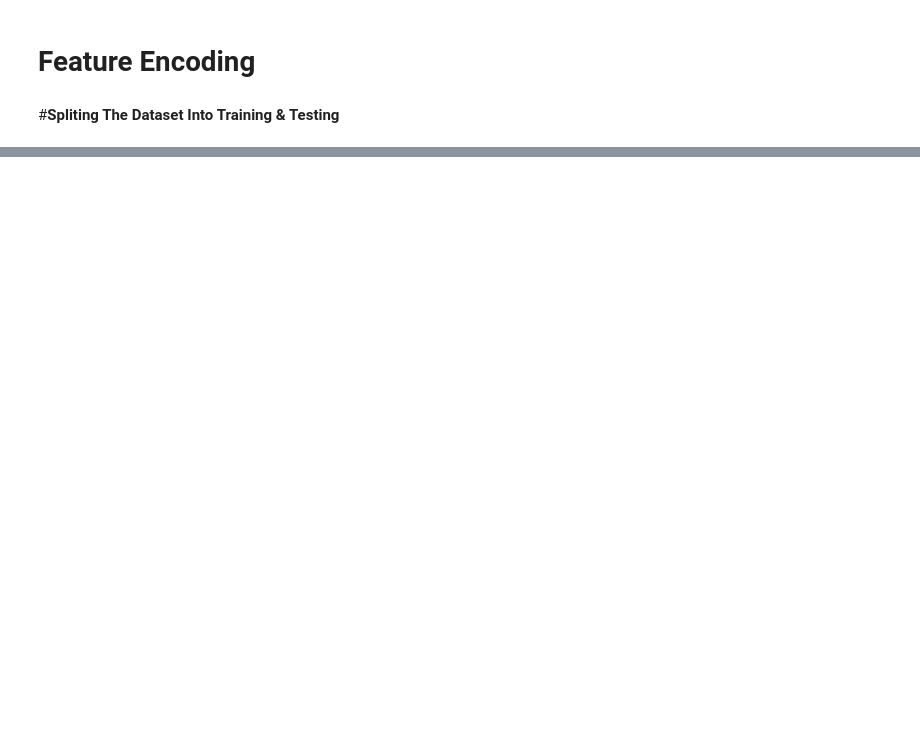
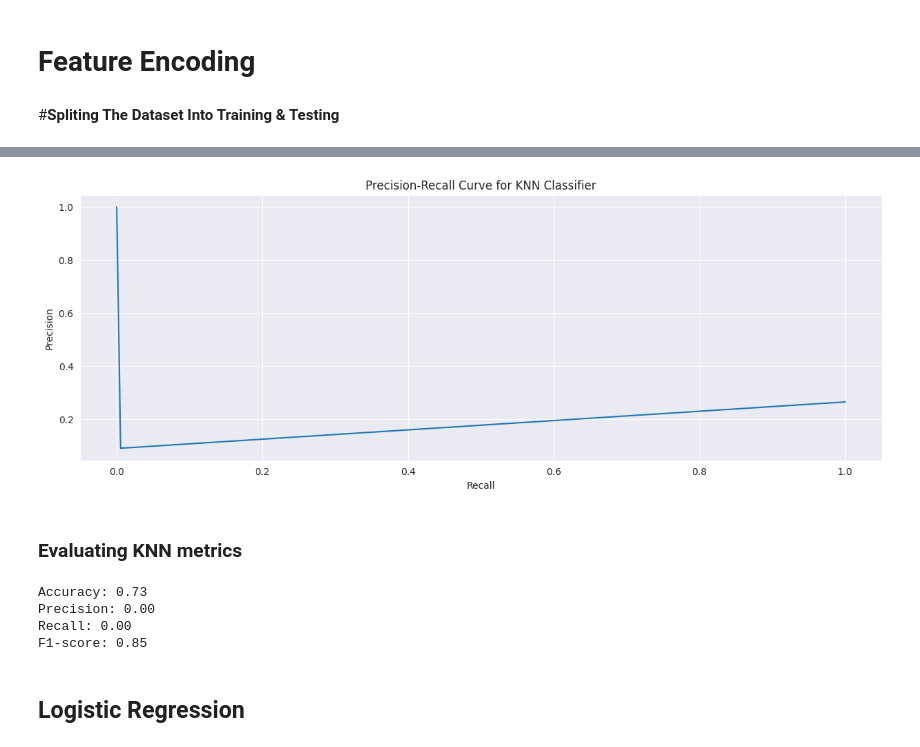
Before and after one commit to AlphaLock/Classification-Project-Predicting-Customer-Churn, a Jupyter notebook: Customer_Churn.ipynb, the cells around one changed output, grey strips where cells are left out. Drawn from its saved outputs; the diff is of its cells as text; code cells hidden in the pictures; blank space fills up the shorter version.

```diff
--- a/Customer_Churn.ipynb
+++ b/Customer_Churn.ipynb
@@ -667,0 +925,45 @@ print(x_eval.shape, y_eval.shape)
+# %%
+plt.figure(figsize=(15, 5))
+# Get the predicted probabilities for the positive class
+y_pred_prob = knn.predict_proba(x_eval)[:, 1]
+
+# Calculate precision-recall curve
+precision, recall, thresholds = precision_recall_curve(y_eval, y_pred_prob, pos_label='Yes')
+
+# Plot precision-recall curve
+plt.plot(recall, precision)
+plt.xlabel('Recall')
+plt.ylabel('Precision')
+plt.title('Precision-Recall Curve for KNN Classifier')
+plt.show()
+# %% [output]
+[figure, added]
+# %% [markdown]
+### Evaluating KNN metrics
+# %%
+
+# Calculate the accuracy score
+accuracy = accuracy_score(y_eval, y_pred)
+
+# Calculate the precision score
+precision = precision_score(y_eval, y_pred, pos_label='Yes')
+
+# Calculate the recall score
+recall = recall_score(y_eval, y_pred, pos_label='Yes')
+
+# Calculate the F1-score
+f1 = f1_score(y_eval, y_pred, pos_label='No')
+
+
+# Print the evaluation metrics
+print("Accuracy: {:.2f}".format(accuracy))
+print("Precision: {:.2f}".format(precision))
+print("Recall: {:.2f}".format(recall))
+print("F1-score: {:.2f}".format(f1))
+# %% [output]
+Accuracy: 0.73
+Precision: 0.00
+Recall: 0.00
+F1-score: 0.85
+# %% [markdown]
+## Logistic Regression
```
Also changed, not shown: parts of 56 cells of this notebook.
